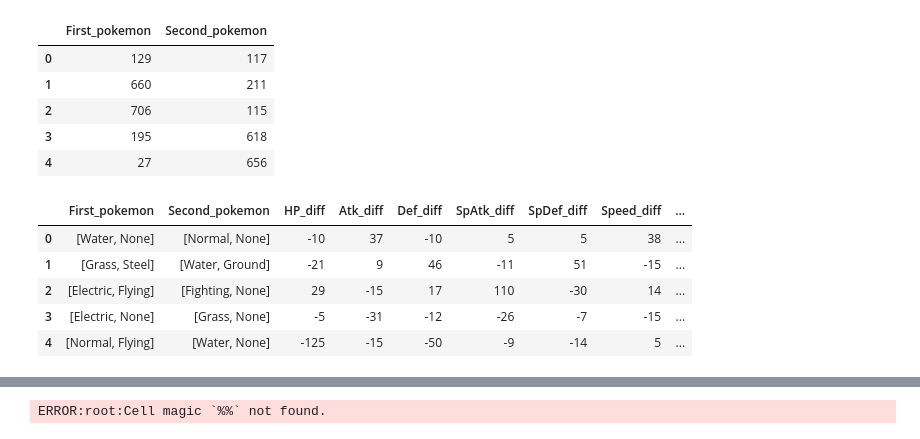
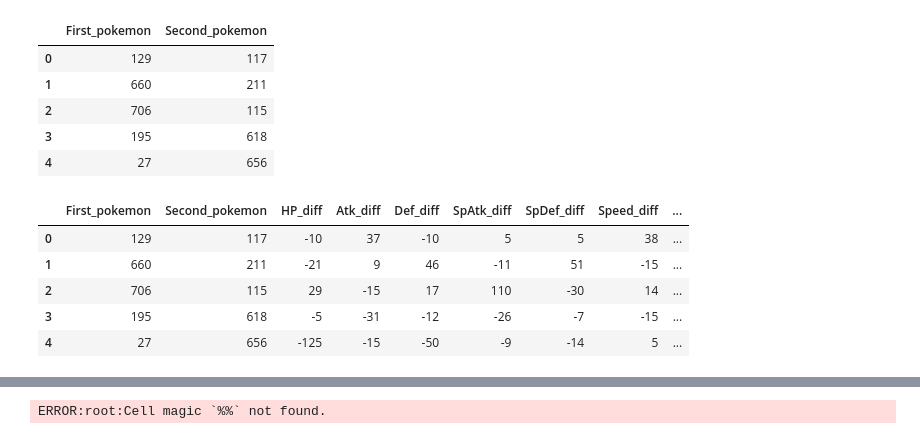
Before and after one commit to gillian850413/COMP4912, a Jupyter notebook: Notebook/Pokemon_Analysis.ipynb, the cells around one changed output, grey strips where cells are left out. Drawn from its saved outputs; the diff is of its cells as text; code cells hidden in the pictures.

```diff
--- a/Notebook/Pokemon_Analysis.ipynb
+++ b/Notebook/Pokemon_Analysis.ipynb
@@ -758,0 +822,7 @@ Conclusion: It is hard to group the pokemons with their base stat, since it's mo
+# %%
+#map each battle to pokemon data
+def stat_connect(data):
+    data['First_pokemon_stats'] = data.First_pokemon.map(attr_dict)
+    data['Second_pokemon_stats'] = data.Second_pokemon.map(attr_dict)
+
+    return data
@@ -1024,10 +1492,0 @@ def stat_diff(data):
-# %%
-#map the battle to pokemons data
-try:
-    train_df = connect(combats2)
-except TypeError:
-    pass
-
-#calculate difference
-train_new_df = stat_diff(train_df)
-train_new_df.head()
@@ -1168,18 +1502,20 @@ predict_df.head()
 | 4 | 27 | 656 |
 # %%
 #map the battle to pokemons data
+tests1 = tests.copy()
 try:
-    train_df = connect(tests)
+    train_df = stat_connect(tests1)
+
 except TypeError:
     pass
 
 #calculate difference
 test_new_df = stat_diff(train_df)
 test_new_df.head()
 # %% [output]
 |  | First_pokemon | Second_pokemon | HP_diff | Atk_diff | Def_diff | SpAtk_diff | SpDef_diff | Speed_diff | ... |
-| 0 | [Water, None] | [Normal, None] | -10 | 37 | -10 | 5 | 5 | 38 | ... |
-| 1 | [Grass, Steel] | [Water, Ground] | -21 | 9 | 46 | -11 | 51 | -15 | ... |
-| 2 | [Electric, Flying] | [Fighting, None] | 29 | -15 | 17 | 110 | -30 | 14 | ... |
-| 3 | [Electric, None] | [Grass, None] | -5 | -31 | -12 | -26 | -7 | -15 | ... |
-| 4 | [Normal, Flying] | [Water, None] | -125 | -15 | -50 | -9 | -14 | 5 | ... |
+| 0 | 129 | 117 | -10 | 37 | -10 | 5 | 5 | 38 | ... |
+| 1 | 660 | 211 | -21 | 9 | 46 | -11 | 51 | -15 | ... |
+| 2 | 706 | 115 | 29 | -15 | 17 | 110 | -30 | 14 | ... |
+| 3 | 195 | 618 | -5 | -31 | -12 | -26 | -7 | -15 | ... |
+| 4 | 27 | 656 | -125 | -15 | -50 | -9 | -14 | 5 | ... |
```
Also changed, not shown: parts of 139 cells of this notebook.
